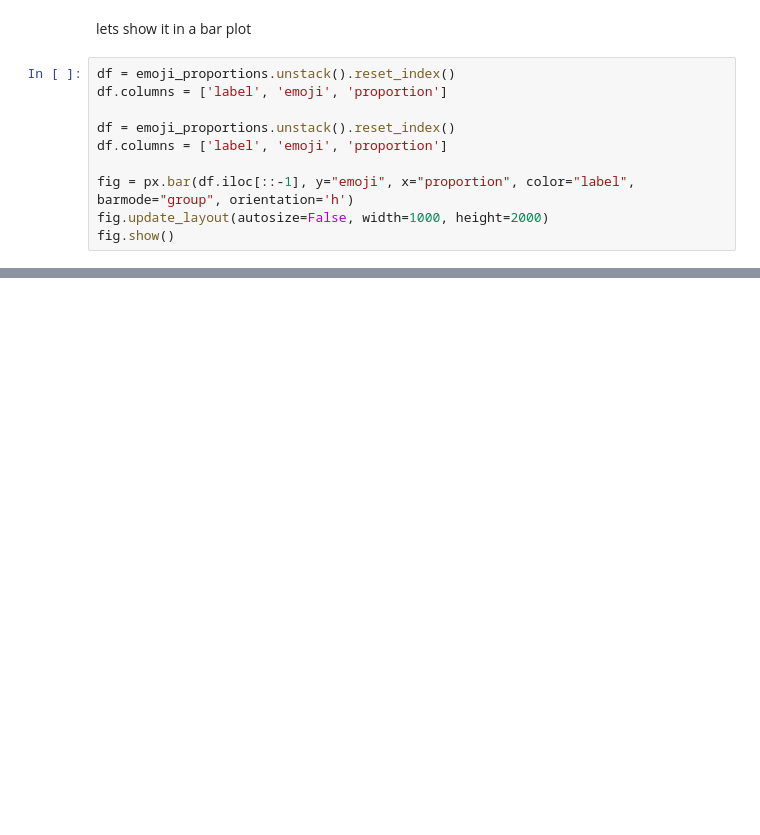
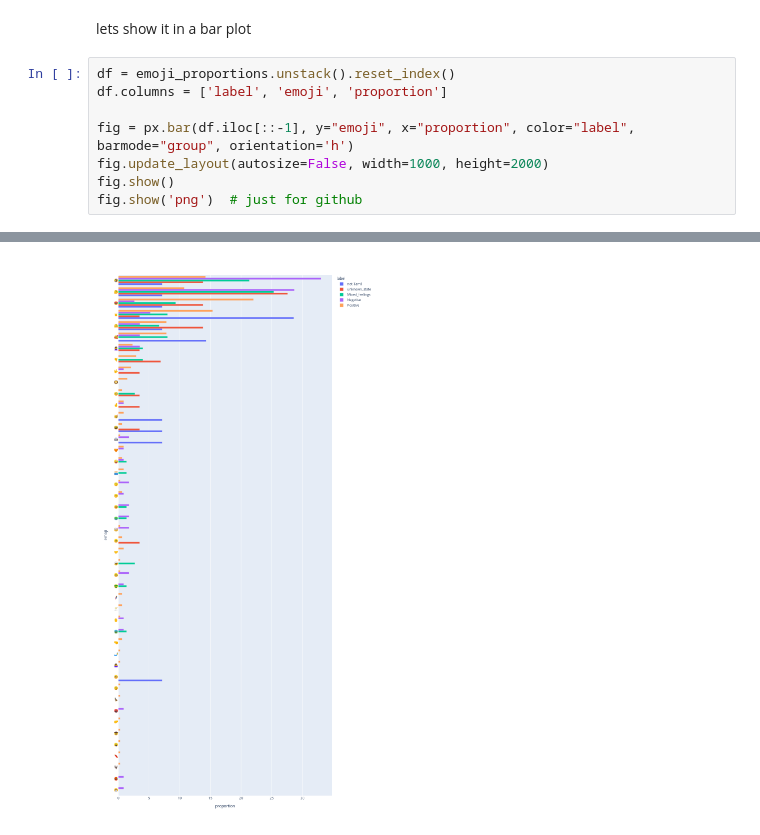
Before and after one commit to dmontaner/tamil_mix_sentiment_analysis, a Jupyter notebook: d020_explore_emojis.ipynb, the cells around one changed output, grey strips where cells are left out. Drawn from its saved outputs; the diff is of its cells as text; blank space fills up the shorter version.

```diff
--- a/d020_explore_emojis.ipynb
+++ b/d020_explore_emojis.ipynb
@@ -253,15 +253,14 @@ emoji_proportions
 # %% [markdown]
 lets show it in a bar plot
 # %%
-df = emoji_proportions.unstack().reset_index()
-df.columns = ['label', 'emoji', 'proportion']
-
 df = emoji_proportions.unstack().reset_index()
 df.columns = ['label', 'emoji', 'proportion']
 
 fig = px.bar(df.iloc[::-1], y="emoji", x="proportion", color="label", barmode="group", orientation='h')
 fig.update_layout(autosize=False, width=1000, height=2000)
 fig.show()
+fig.show('png')  # just for github
 # %% [output]
 [interactive output not drawn]
 [interactive output not drawn]
+[figure, added]
```
Also changed, not shown: parts of 1 cell of this notebook.
